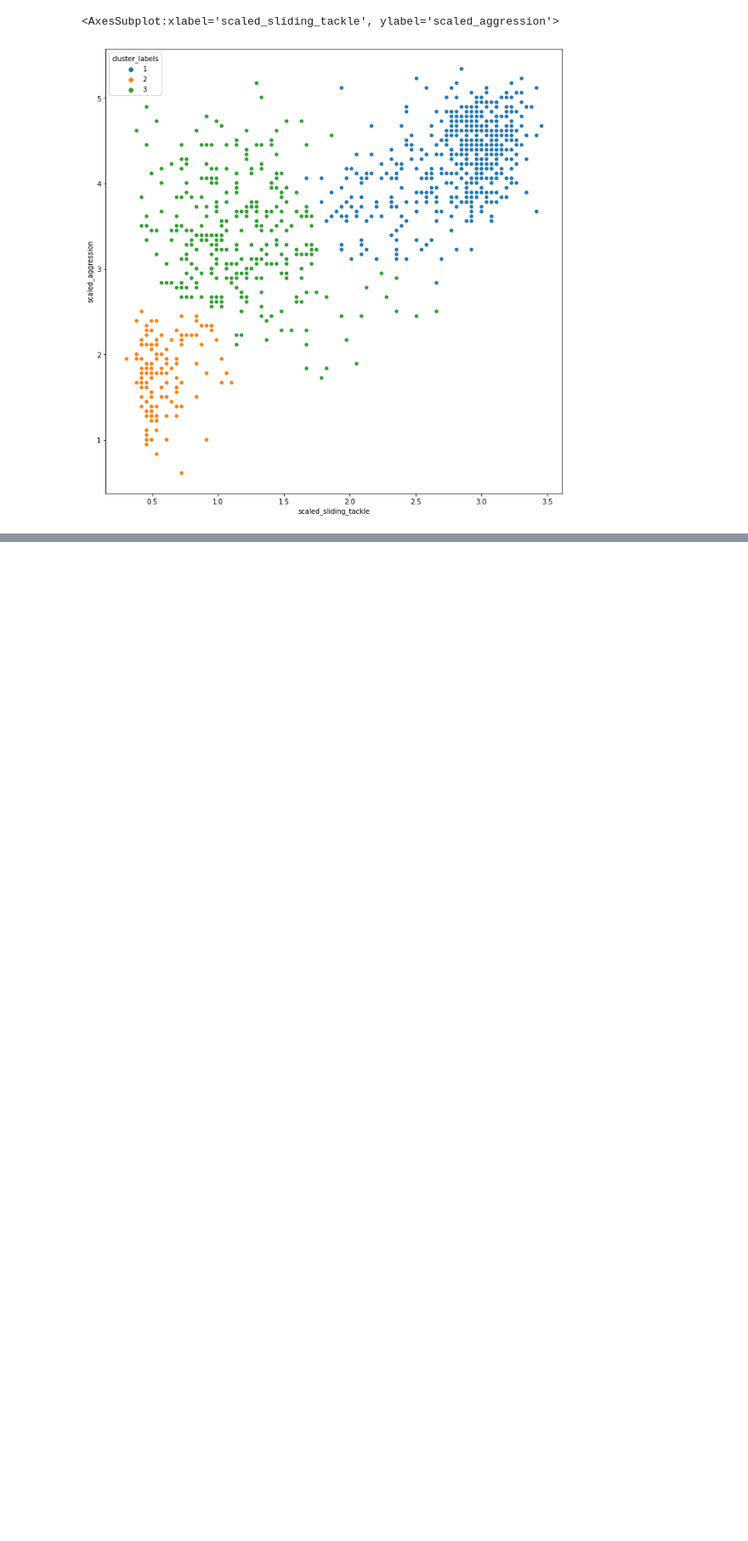
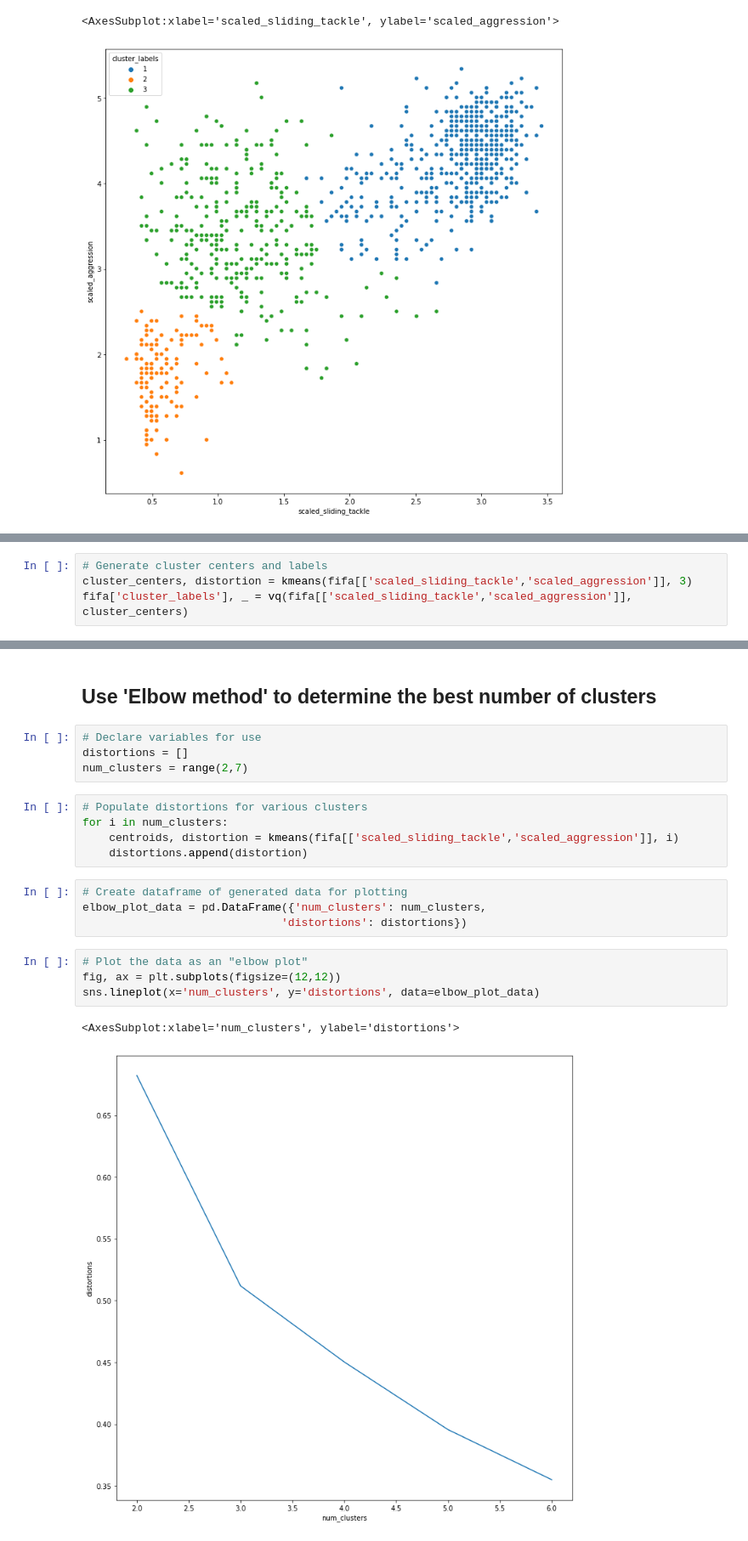
Before and after one commit to kipmadden/Cluster-Analysis-in-Python, a Jupyter notebook: FIFA Clustering.ipynb, the cells around one changed output, grey strips where cells are left out. Shown: that part at 85% size. Cells and saved outputs as stored; diff of their text form; blank space fills up the shorter version.

```diff
--- a/FIFA Clustering.ipynb
+++ b/FIFA Clustering.ipynb
@@ -116,0 +122,4 @@ sns.scatterplot(x='scaled_sliding_tackle', y='scaled_aggression', hue='cluster_l
+# %%
+# Generate cluster centers and labels
+cluster_centers, distortion = kmeans(fifa[['scaled_sliding_tackle','scaled_aggression']], 3)
+fifa['cluster_labels'], _ = vq(fifa[['scaled_sliding_tackle','scaled_aggression']], cluster_centers)
@@ -116,0 +133,22 @@ sns.scatterplot(x='scaled_sliding_tackle', y='scaled_aggression', hue='cluster_l
+# %% [markdown]
+## Use 'Elbow method' to determine the best number of clusters
+# %%
+# Declare variables for use
+distortions = []
+num_clusters = range(2,7)
+# %%
+# Populate distortions for various clusters
+for i in num_clusters:
+    centroids, distortion = kmeans(fifa[['scaled_sliding_tackle','scaled_aggression']], i)
+    distortions.append(distortion)
+# %%
+# Create dataframe of generated data for plotting
+elbow_plot_data = pd.DataFrame({'num_clusters': num_clusters,
+                              'distortions': distortions})
+# %%
+# Plot the data as an "elbow plot"
+fig, ax = plt.subplots(figsize=(12,12))
+sns.lineplot(x='num_clusters', y='distortions', data=elbow_plot_data)
+# %% [output]
+<AxesSubplot:xlabel='num_clusters', ylabel='distortions'>
+[figure, added]
```
Also changed, not shown: parts of 4 cells of this notebook, 1 other file.
